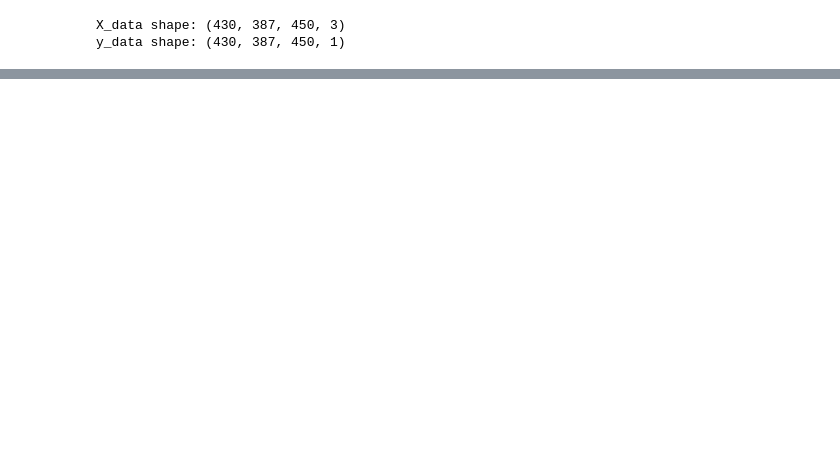
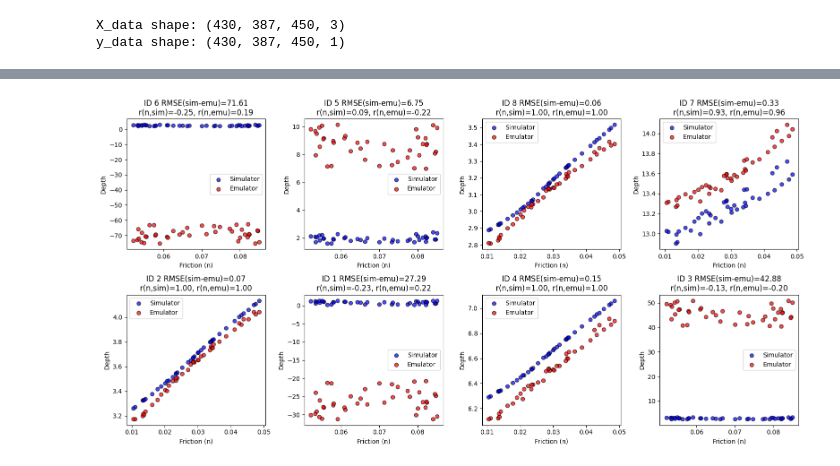
Before and after one commit to JoseZevallosR/BayesHydroCNN, a Jupyter notebook: notebooks/Model_check.ipynb, the cells around one changed output, grey strips where cells are left out. Cells and saved outputs as stored; diff of their text form; code cells hidden in the pictures; blank space fills up the shorter version.

```diff
--- a/notebooks/Model_check.ipynb
+++ b/notebooks/Model_check.ipynb
@@ -96,6 +97,41 @@ correlation_map_batch_val = get_correlation_map_batch(correlation_map_val, batch
 
 # Apply the model
 y_pred_test = state.apply_fn(state.params, X_val, correlation_map_batch_val)
+# %%
+import rasterio
+from rasterio.transform import rowcol
+
+def generate_samples_from_shp(X_train, y_train, y_pred, shapefile_path, num_images=41):
+    gdf = gpd.read_file(shapefile_path)
+    x_coords, y_coords = gdf.geometry.x, gdf.geometry.y
+    ids = gdf['id'].tolist()
+
+    with rasterio.open("D:/depths/TIF/DEPTHS/depth_0.010_0.055.tiff") as src:
+        rows, cols = zip(*[rowcol(src.transform, x, y) for x, y in zip(x_coords, y_coords)])
+
+    point_info = list(zip(rows, cols, ids))  # row, col, id
+    sampled_indices = np.random.choice(range(X_train.shape[0]), size=num_images, replace=False)
+
+    data = []
+    for img_idx in sampled_indices:
+        for row, col, pid in point_info:
+            try:
+                x = X_train[img_idx, row, col, 1]
+                y = X_train[img_idx, row, col, 2]
+                n = X_train[img_idx, row, col, 0]
+                depth = y_train[img_idx, row, col, 0]
+                depth_pred = y_pred[img_idx, row, col, 0]
+                data.append((row, col, pid, x, y, n, depth,depth_pred))
+            except IndexError:
+                continue
+
+    return data, sampled_indices, point_info
+# Usage
+shapefile_path = "../data/obs_points/puntos_gp.shp"
+data, _, selected_points = generate_samples_from_shp(X_train_subset, y_train_subset, y_pred_train_subset, shapefile_path)
+plot_subplots(data, output_path='weigthed_subplots_depth_vs_friction_train.png')
+# %% [output]
+[figure, added]
 # %%
 # Select 4 random images from the validation set
 num_samples = 4
```
Also changed, not shown: parts of 2 cells of this notebook, 4 other files.
